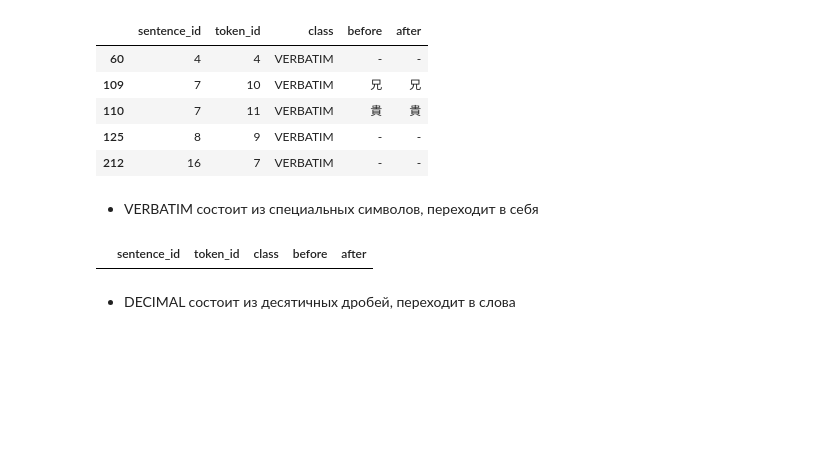
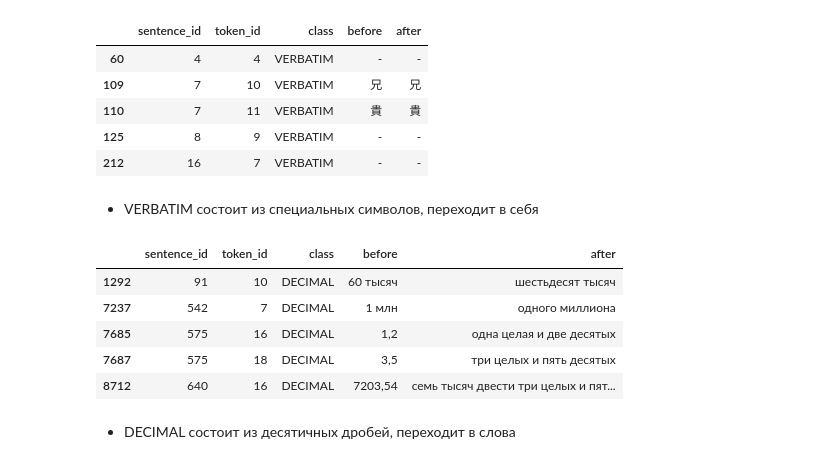
Before and after one commit to Mikhail-off/NLP-2019, a Jupyter notebook: HW4/hw4.ipynb, the cells around one changed output. Drawn from its saved outputs; the diff is of its cells as text; code cells hidden in the pictures; blank space fills up the shorter version.

```diff
--- a/HW4/hw4.ipynb
+++ b/HW4/hw4.ipynb
@@ -46 +45,3 @@ df_train = df_train[:min(MAX_DF, df_train.shape[0])]
+# %%
+df = pd.read_csv(TRAIN_DATA_PATH)
 # %%
@@ -163,9 +193,14 @@ df_train[df_train['class'] == 'VERBATIM'].head()
 # %% [markdown]
 * VERBATIM состоит из специальных символов, переходит в себя
 # %%
-df_train[df_train['class'] == 'DECIMAL'].head()
+df[df['class'] == 'DECIMAL'].head()
 # %% [output]
 |  | sentence_id | token_id | class | before | after |
+| 1292 | 91 | 10 | DECIMAL | 60 тысяч | шестьдесят тысяч |
+| 7237 | 542 | 7 | DECIMAL | 1 млн | одного миллиона |
+| 7685 | 575 | 16 | DECIMAL | 1,2 | одна целая и две десятых |
+| 7687 | 575 | 18 | DECIMAL | 3,5 | три целых и пять десятых |
+| 8712 | 640 | 16 | DECIMAL | 7203,54 | семь тысяч двести три целых и пят... |
 # %% [markdown]
 * DECIMAL состоит из десятичных дробей, переходит в слова
 # %%
```
Also changed, not shown: parts of 41 cells of this notebook.
